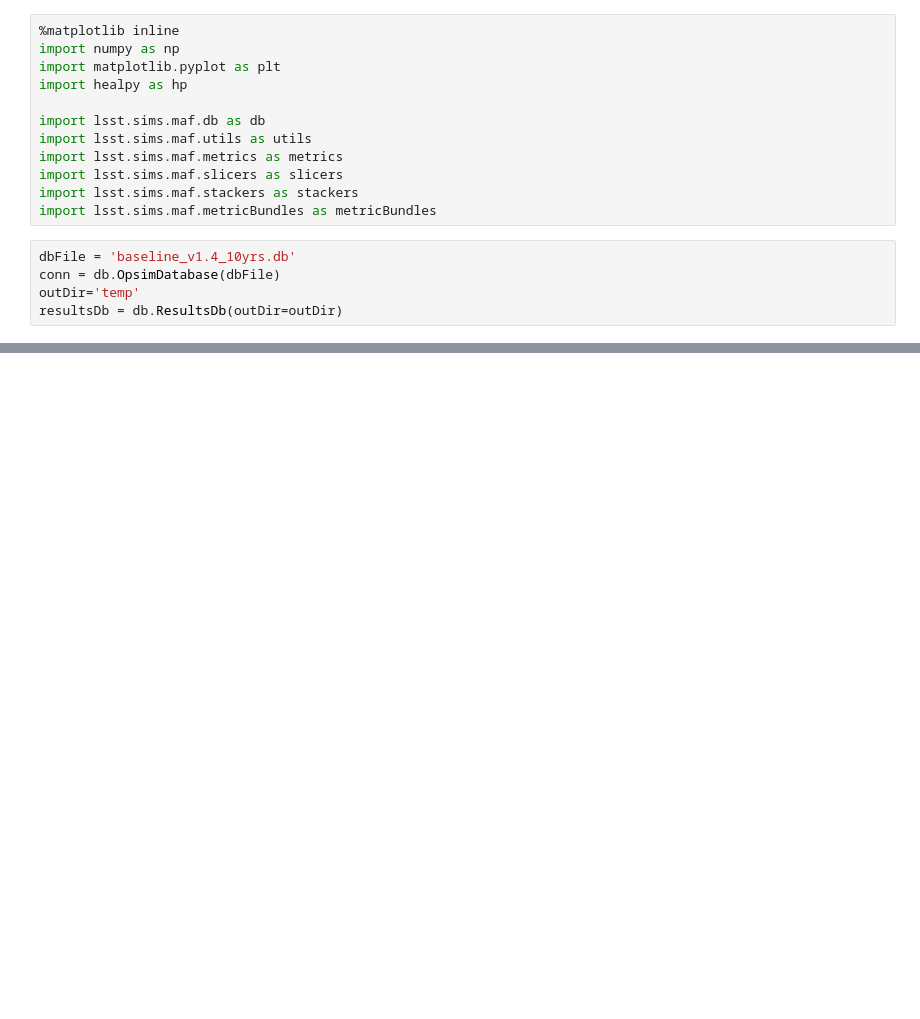
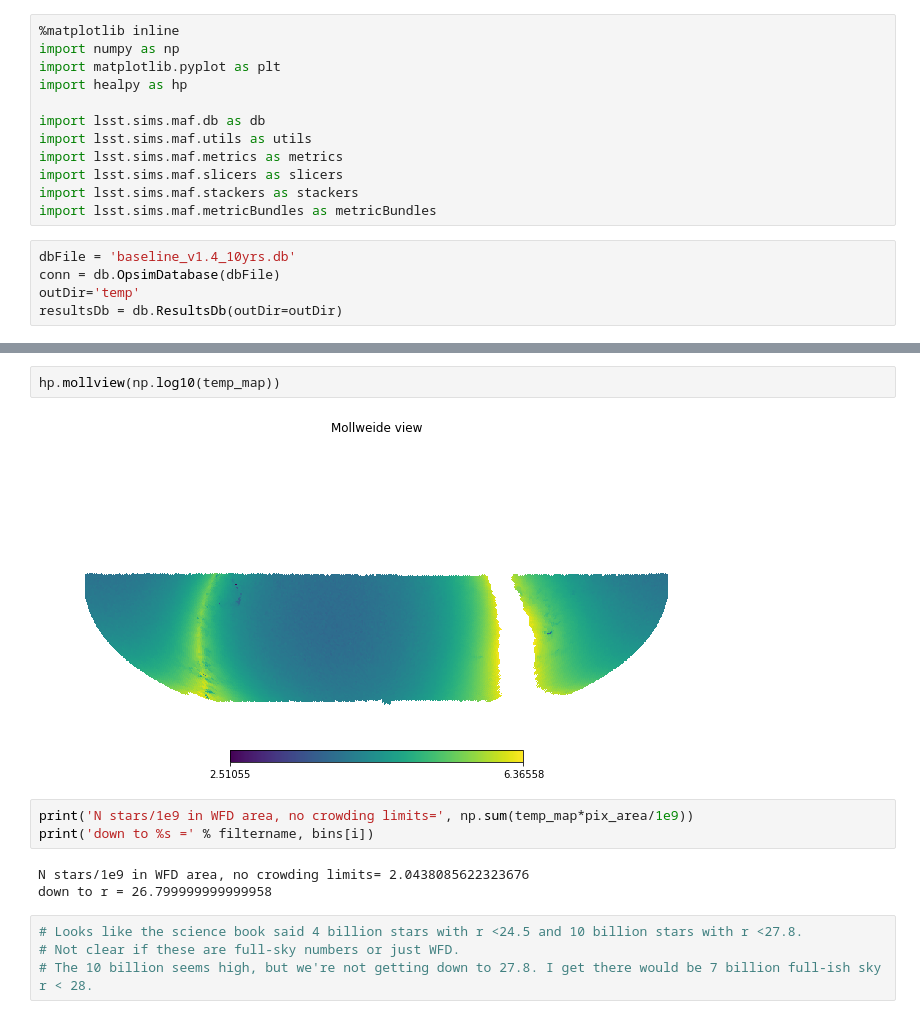
Before and after one commit to yoachim/20_Scratch, a Jupyter notebook: n_stars_check/N_stars.ipynb, the cells around one changed output, grey strips where cells are left out. Cells and saved outputs as stored; diff of their text form; blank space fills up the shorter version.

```diff
--- a/n_stars_check/N_stars.ipynb
+++ b/n_stars_check/N_stars.ipynb
@@ -74,0 +142,14 @@ No_Crowding_0.1 1.421006582194203
+# %%
+hp.mollview(np.log10(temp_map))
+# %% [output]
+[figure, added]
+# %%
+print('N stars/1e9 in WFD area, no crowding limits=', np.sum(temp_map*pix_area/1e9))
+print('down to %s =' % filtername, bins[i])
+# %% [output]
+N stars/1e9 in WFD area, no crowding limits= 2.0438085622323676
+down to r = 26.799999999999958
+# %%
+# Looks like the science book said 4 billion stars with r <24.5 and 10 billion stars with r <27.8.
+# Not clear if these are full-sky numbers or just WFD.
+# The 10 billion seems high, but we're not getting down to 27.8. I get there would be 7 billion full-ish sky r < 28.
```
Also changed, not shown: parts of 11 cells of this notebook.
